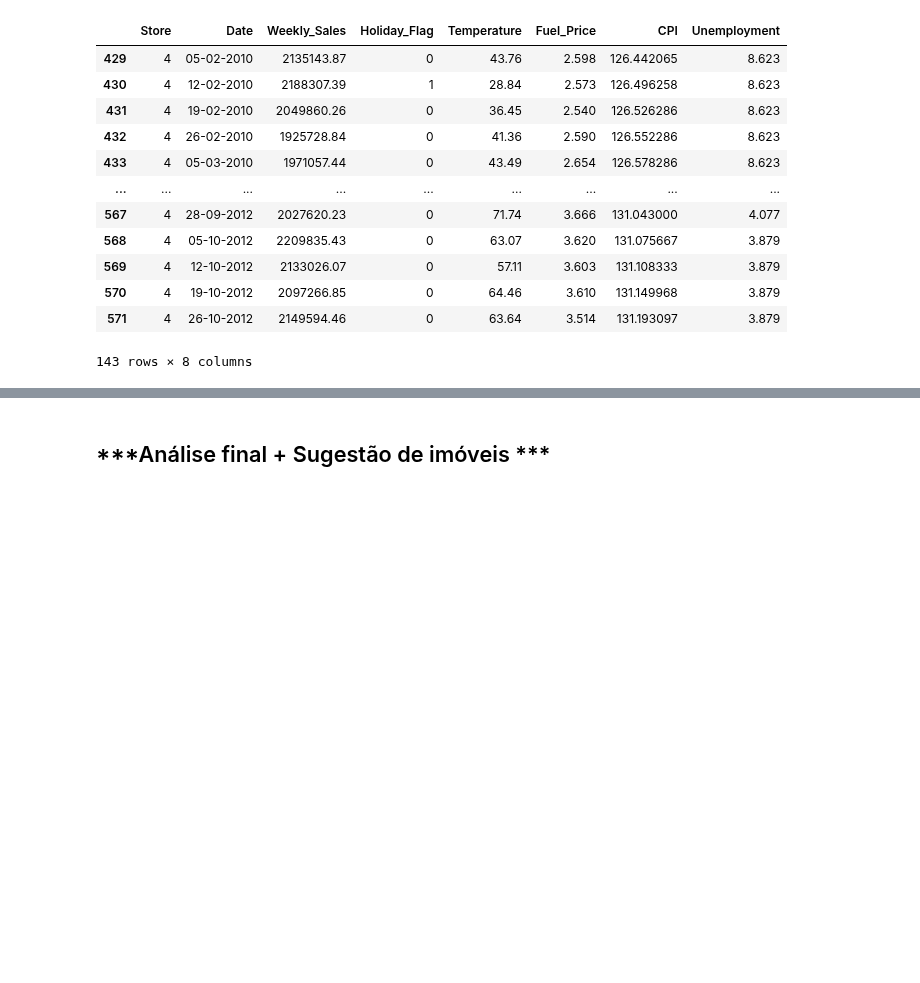
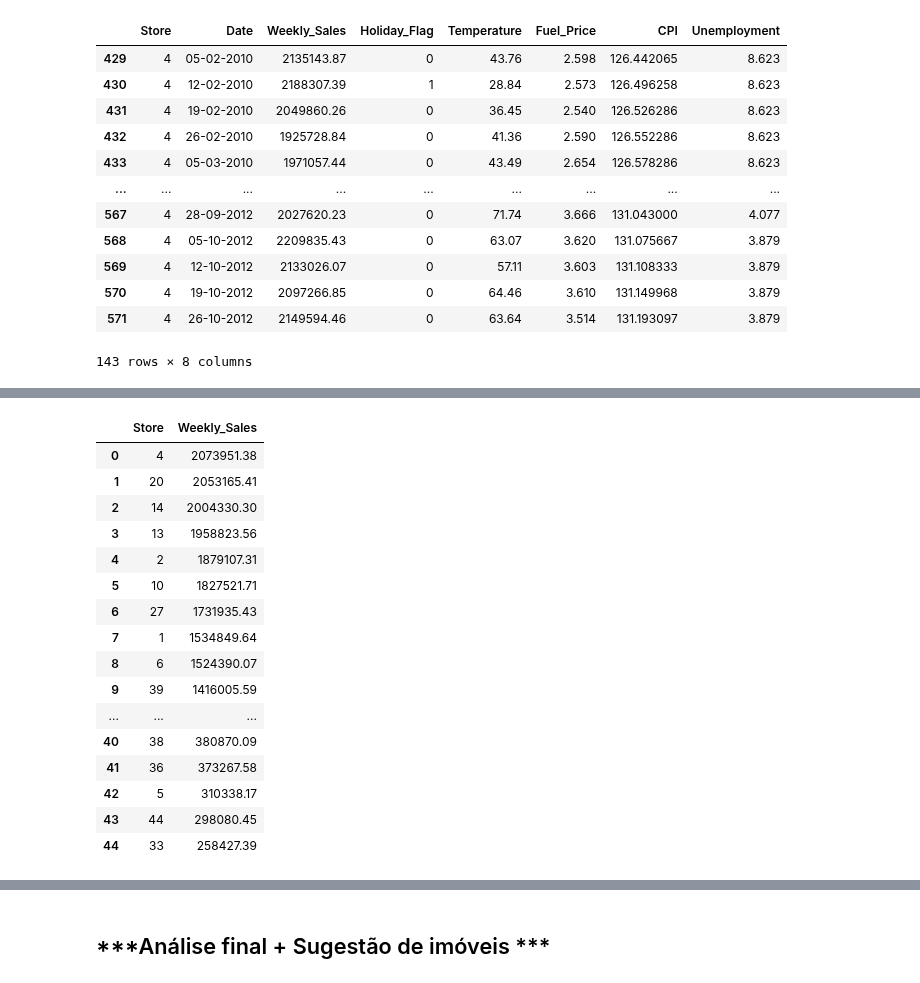
Before and after one commit to Adjalma/Mini-Projeto-DNC, a Jupyter notebook: Mini_Projeto_Walmart_DNC.ipynb, the cells around one changed output, grey strips where cells are left out. Drawn from its saved outputs; the diff is of its cells as text; code cells hidden in the pictures; blank space fills up the shorter version.

```diff
--- a/Mini_Projeto_Walmart_DNC.ipynb
+++ b/Mini_Projeto_Walmart_DNC.ipynb
@@ -102,0 +90,21 @@ store_sales_Holiday_Flag
+# %%
+df2 = walmart.groupby(['Store']).agg({'Weekly_Sales': 'median'}).sort_values('Weekly_Sales',ascending = False).reset_index()
+df2
+# %% [output]
+|  | Store | Weekly_Sales |
+| 0 | 4 | 2073951.38 |
+| 1 | 20 | 2053165.41 |
+| 2 | 14 | 2004330.30 |
+| 3 | 13 | 1958823.56 |
+| 4 | 2 | 1879107.31 |
+| 5 | 10 | 1827521.71 |
+| 6 | 27 | 1731935.43 |
+| 7 | 1 | 1534849.64 |
+| 8 | 6 | 1524390.07 |
+| 9 | 39 | 1416005.59 |
+| ... | ... | ... |
+| 40 | 38 | 380870.09 |
+| 41 | 36 | 373267.58 |
+| 42 | 5 | 310338.17 |
+| 43 | 44 | 298080.45 |
+| 44 | 33 | 258427.39 |
```
Also changed, not shown: parts of 11 cells of this notebook.
